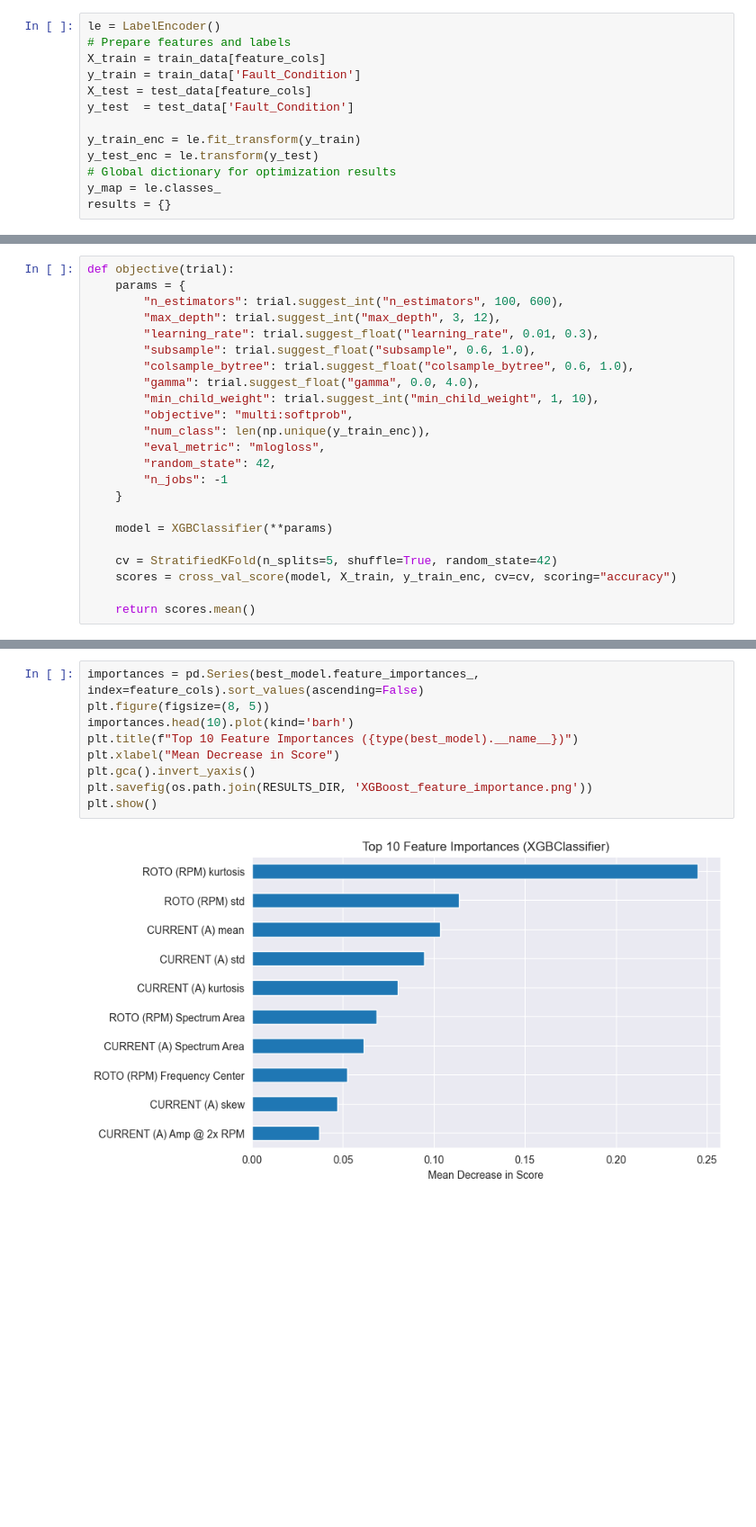
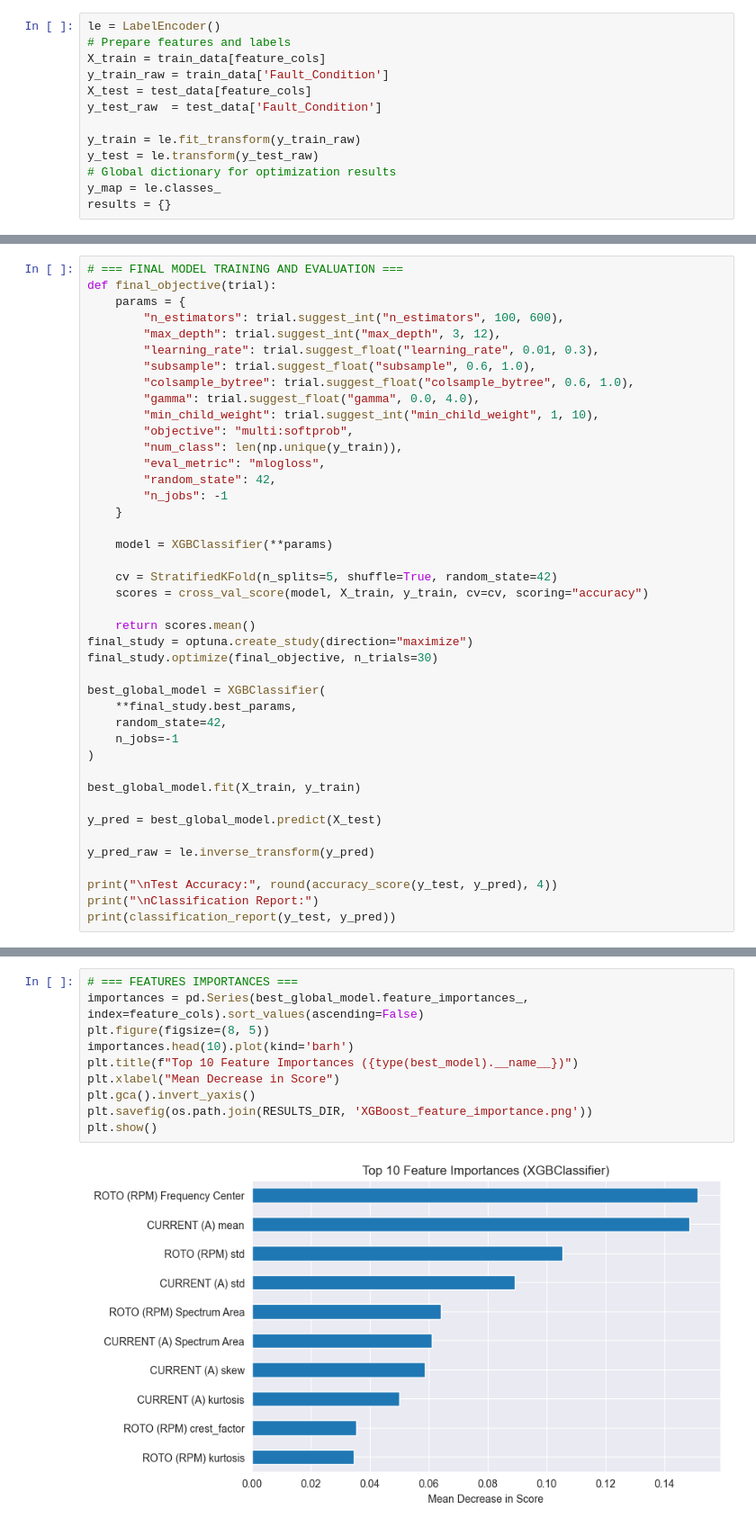
Before and after one commit to JakubTom1/Fault-detection-in-mechanical-devices, a Jupyter notebook: models_code/AnalysisModels/XGBoost.ipynb, the cells around one changed output, grey strips where cells are left out. Shown at 90% size. Saved outputs shown, nothing was run; the diff lists cells and outputs as text; blank space fills up the shorter version.

Commit message:
nested validation in basic models

```diff
--- a/models_code/AnalysisModels/XGBoost.ipynb
+++ b/models_code/AnalysisModels/XGBoost.ipynb
@@ -31,12 +33,12 @@ feature_cols = joblib.load(FEATURES_NAMES_DIR)
 le = LabelEncoder()
 # Prepare features and labels
 X_train = train_data[feature_cols]
-y_train = train_data['Fault_Condition']
+y_train_raw = train_data['Fault_Condition']
 X_test = test_data[feature_cols]
-y_test  = test_data['Fault_Condition']
+y_test_raw  = test_data['Fault_Condition']
 
-y_train_enc = le.fit_transform(y_train)
-y_test_enc = le.transform(y_test)
+y_train = le.fit_transform(y_train_raw)
+y_test = le.transform(y_test_raw)
 # Global dictionary for optimization results
 y_map = le.classes_
 results = {}
@@ -43,5 +132,6 @@ results = {}
 # %%
-def objective(trial):
+# === FINAL MODEL TRAINING AND EVALUATION ===
+def final_objective(trial):
     params = {
         "n_estimators": trial.suggest_int("n_estimators", 100, 600),
         "max_depth": trial.suggest_int("max_depth", 3, 12),
@@ -51,7 +141,7 @@ def objective(trial):
         "gamma": trial.suggest_float("gamma", 0.0, 4.0),
         "min_child_weight": trial.suggest_int("min_child_weight", 1, 10),
         "objective": "multi:softprob",
-        "num_class": len(np.unique(y_train_enc)),
+        "num_class": len(np.unique(y_train)),
         "eval_metric": "mlogloss",
         "random_state": 42,
         "n_jobs": -1
@@ -60,6 +150,24 @@ def objective(trial):
     model = XGBClassifier(**params)
 
     cv = StratifiedKFold(n_splits=5, shuffle=True, random_state=42)
-    scores = cross_val_score(model, X_train, y_train_enc, cv=cv, scoring="accuracy")
+    scores = cross_val_score(model, X_train, y_train, cv=cv, scoring="accuracy")
 
     return scores.mean()
+final_study = optuna.create_study(direction="maximize")
+final_study.optimize(final_objective, n_trials=30)
+
+best_global_model = XGBClassifier(
+    **final_study.best_params,
+    random_state=42,
+    n_jobs=-1
+)
+
+best_global_model.fit(X_train, y_train)
+
+y_pred = best_global_model.predict(X_test)
+
+y_pred_raw = le.inverse_transform(y_pred)
+
+print("\nTest Accuracy:", round(accuracy_score(y_test, y_pred), 4))
+print("\nClassification Report:")
+print(classification_report(y_test, y_pred))
@@ -153,12 +213,13 @@ plt.show()
 # %%
-importances = pd.Series(best_model.feature_importances_, index=feature_cols).sort_values(ascending=False)
+# === FEATURES IMPORTANCES ===
+importances = pd.Series(best_global_model.feature_importances_, index=feature_cols).sort_values(ascending=False)
 plt.figure(figsize=(8, 5))
 importances.head(10).plot(kind='barh')
 plt.title(f"Top 10 Feature Importances ({type(best_model).__name__})")
 plt.xlabel("Mean Decrease in Score")
 plt.gca().invert_yaxis()
 plt.savefig(os.path.join(RESULTS_DIR, 'XGBoost_feature_importance.png'))
 plt.show()
 # %% [output]
-[figure, old version]
+[figure, new version]
 # %%
```
Also changed, not shown: parts of 10 cells of this notebook, 4 other files.
